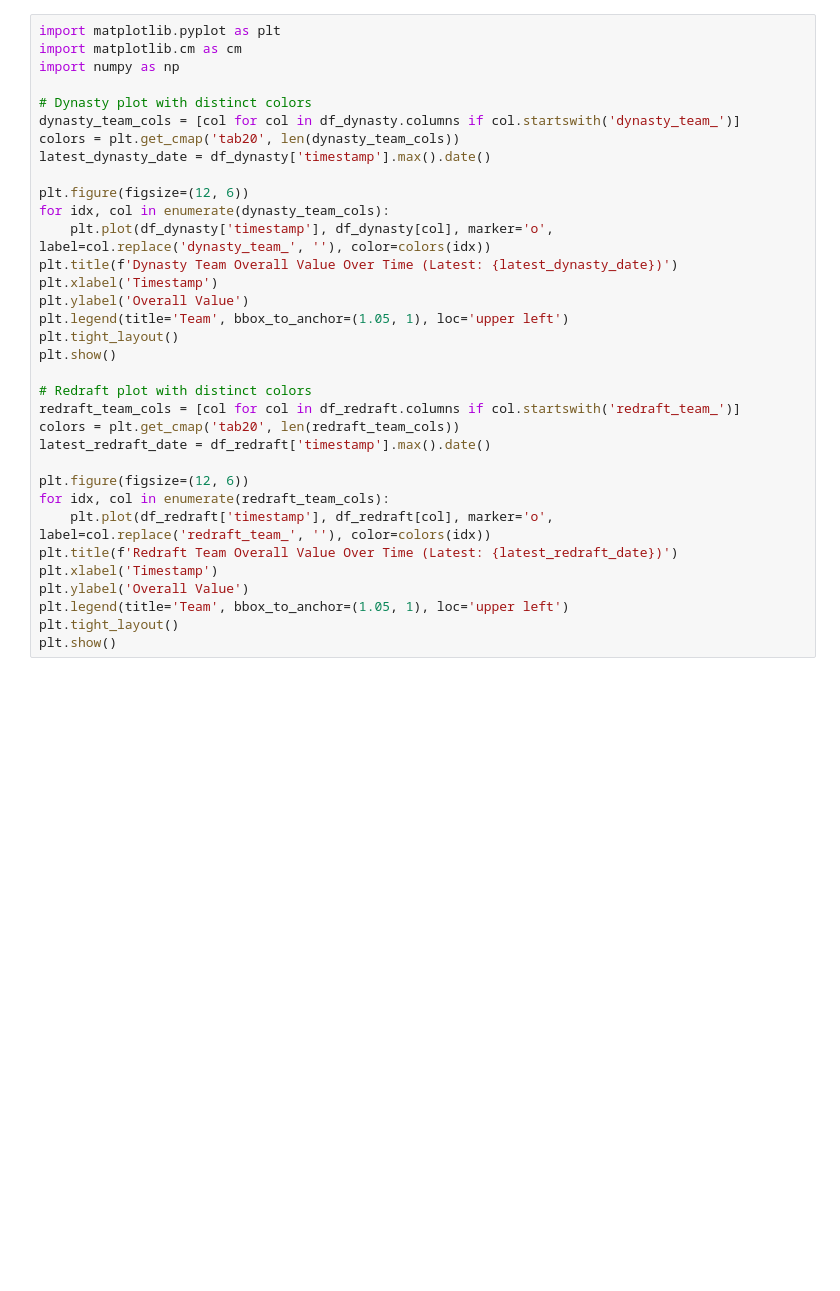
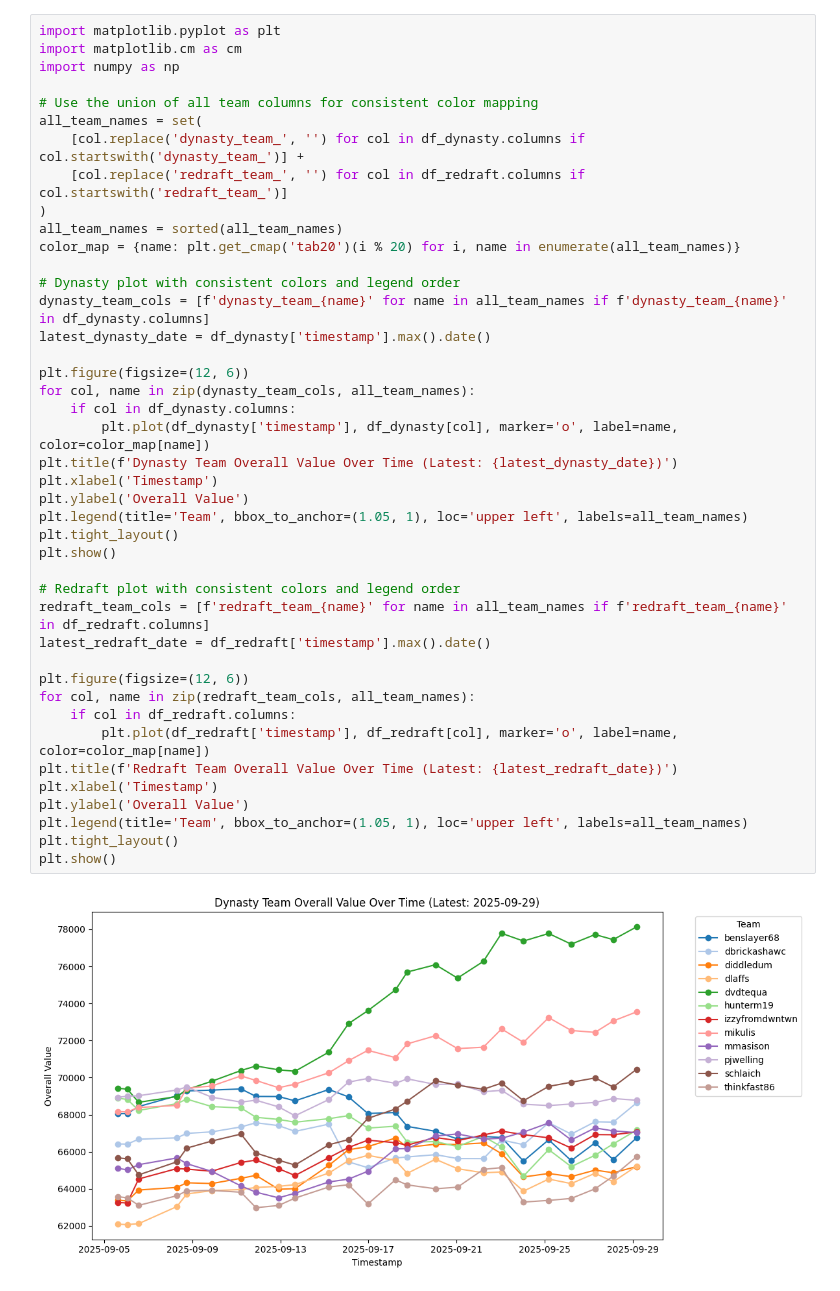
Before and after one commit to atran39/PauliesDynastyFF, a Jupyter notebook: data_visualization.ipynb, the cells around one changed output. Saved outputs shown, nothing was run; the diff lists cells and outputs as text; blank space fills up the shorter version.

Commit message:
Update plots to use same legend/color

```diff
--- a/data_visualization.ipynb
+++ b/data_visualization.ipynb
@@ -55,34 +62,44 @@ df_dynasty.tail()
 # %%
 import matplotlib.pyplot as plt
 import matplotlib.cm as cm
 import numpy as np
 
-# Dynasty plot with distinct colors
-dynasty_team_cols = [col for col in df_dynasty.columns if col.startswith('dynasty_team_')]
-colors = plt.get_cmap('tab20', len(dynasty_team_cols))
+# Use the union of all team columns for consistent color mapping
+all_team_names = set(
+    [col.replace('dynasty_team_', '') for col in df_dynasty.columns if col.startswith('dynasty_team_')] +
+    [col.replace('redraft_team_', '') for col in df_redraft.columns if col.startswith('redraft_team_')]
+)
+all_team_names = sorted(all_team_names)
+color_map = {name: plt.get_cmap('tab20')(i % 20) for i, name in enumerate(all_team_names)}
+
+# Dynasty plot with consistent colors and legend order
+dynasty_team_cols = [f'dynasty_team_{name}' for name in all_team_names if f'dynasty_team_{name}' in df_dynasty.columns]
 latest_dynasty_date = df_dynasty['timestamp'].max().date()
 
 plt.figure(figsize=(12, 6))
-for idx, col in enumerate(dynasty_team_cols):
-    plt.plot(df_dynasty['timestamp'], df_dynasty[col], marker='o', label=col.replace('dynasty_team_', ''), color=colors(idx))
+for col, name in zip(dynasty_team_cols, all_team_names):
+    if col in df_dynasty.columns:
+        plt.plot(df_dynasty['timestamp'], df_dynasty[col], marker='o', label=name, color=color_map[name])
 plt.title(f'Dynasty Team Overall Value Over Time (Latest: {latest_dynasty_date})')
 plt.xlabel('Timestamp')
 plt.ylabel('Overall Value')
-plt.legend(title='Team', bbox_to_anchor=(1.05, 1), loc='upper left')
+plt.legend(title='Team', bbox_to_anchor=(1.05, 1), loc='upper left', labels=all_team_names)
 plt.tight_layout()
 plt.show()
 
-# Redraft plot with distinct colors
-redraft_team_cols = [col for col in df_redraft.columns if col.startswith('redraft_team_')]
-colors = plt.get_cmap('tab20', len(redraft_team_cols))
+# Redraft plot with consistent colors and legend order
+redraft_team_cols = [f'redraft_team_{name}' for name in all_team_names if f'redraft_team_{name}' in df_redraft.columns]
 latest_redraft_date = df_redraft['timestamp'].max().date()
 
 plt.figure(figsize=(12, 6))
-for idx, col in enumerate(redraft_team_cols):
-    plt.plot(df_redraft['timestamp'], df_redraft[col], marker='o', label=col.replace('redraft_team_', ''), color=colors(idx))
+for col, name in zip(redraft_team_cols, all_team_names):
+    if col in df_redraft.columns:
+        plt.plot(df_redraft['timestamp'], df_redraft[col], marker='o', label=name, color=color_map[name])
 plt.title(f'Redraft Team Overall Value Over Time (Latest: {latest_redraft_date})')
 plt.xlabel('Timestamp')
 plt.ylabel('Overall Value')
-plt.legend(title='Team', bbox_to_anchor=(1.05, 1), loc='upper left')
+plt.legend(title='Team', bbox_to_anchor=(1.05, 1), loc='upper left', labels=all_team_names)
 plt.tight_layout()
 plt.show()
+# %% [output]
+[figure, added]
```
Also changed, not shown: parts of 2 cells of this notebook.
